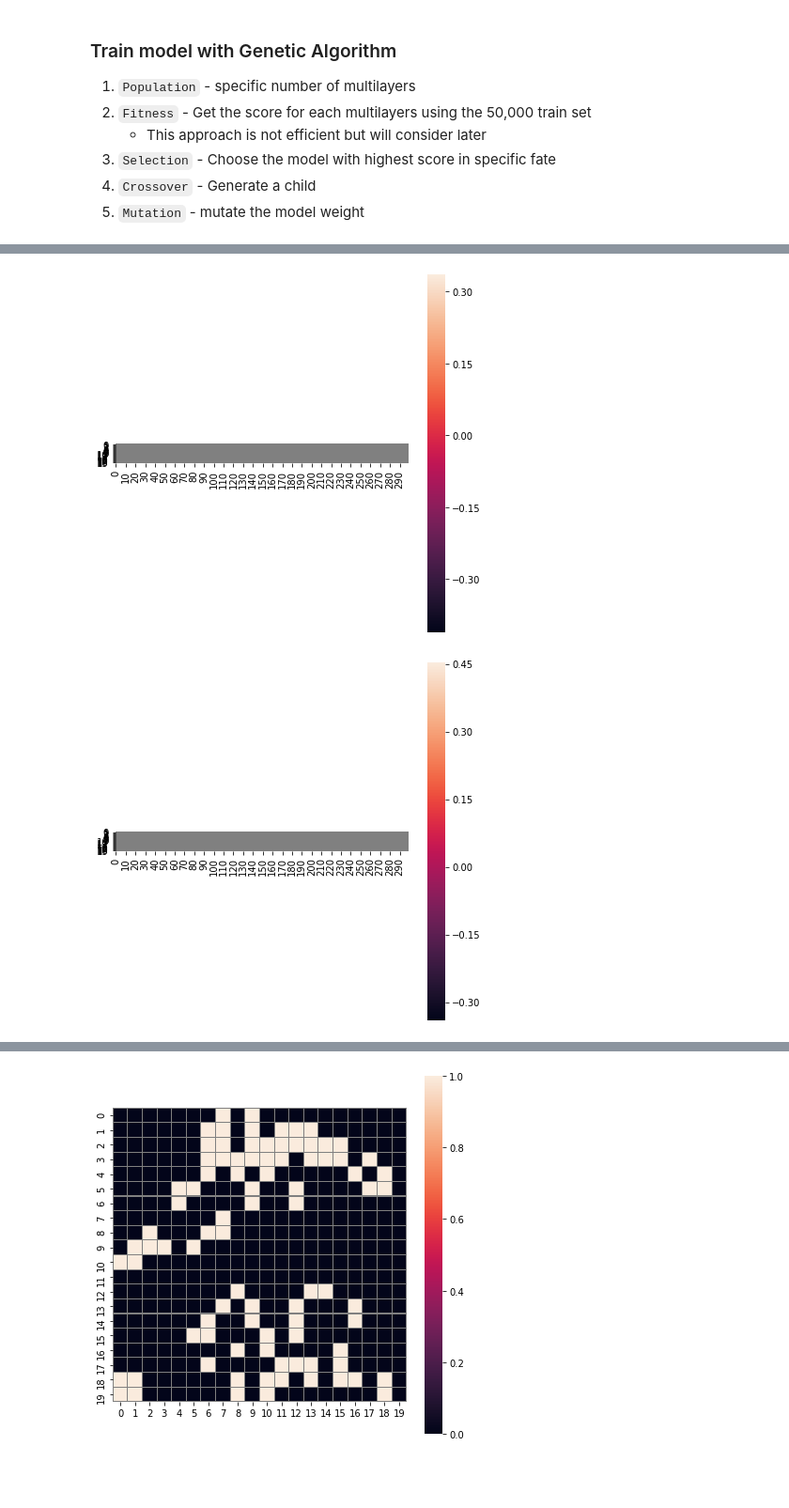
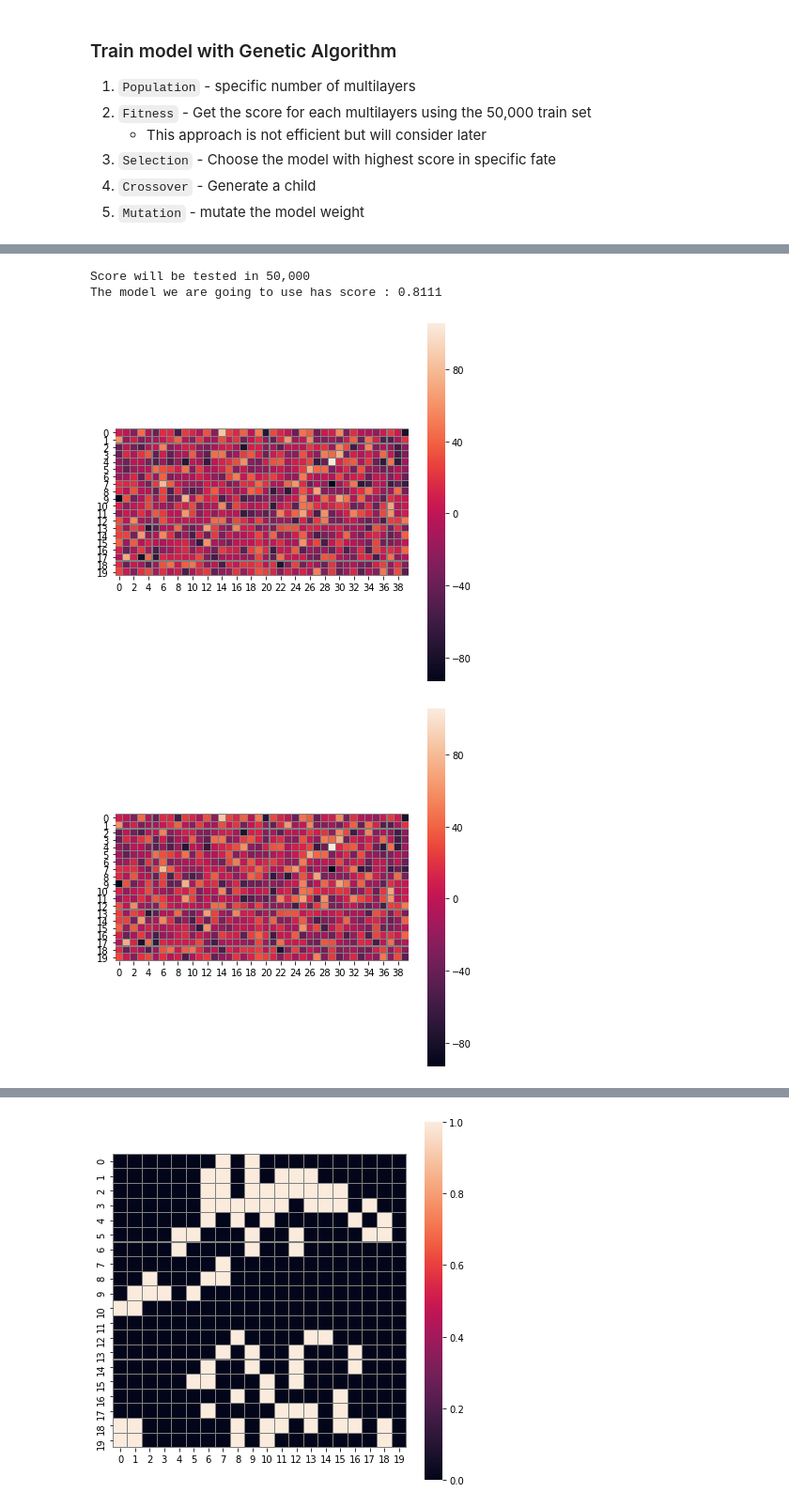
Before and after one commit to IllgamhoDuck/reverse-game-of-life, a Jupyter notebook: reverse_game_of_life.ipynb, the cells around one changed output, grey strips where cells are left out. Shown: that part at 94% size. Cells and saved outputs as stored; diff of their text form; code cells hidden in the pictures; blank space fills up the shorter version.

```diff
--- a/reverse_game_of_life.ipynb
+++ b/reverse_game_of_life.ipynb
@@ -962,2 +988,7 @@ Weight loaded from /content/drive/My Drive/42/reverse game of life/save/weight.p
+# %%
+g.best_model_score()
+# %% [output]
+Score will be tested in 50,000
+The model we are going to use has score : 0.8111
 # %%
 g.change_threshold(-0.5)
@@ -966,9 +995,7 @@ g.model_list[0].layer_list[0].bias.shape
 # %%
-print(g.model_list[0].layer_list[0].weight)
-print(g.model_list[0].layer_list[1].weight)
+# Check the weight!
+visualize_board(g.model_list[0].layer_list[0].weight)
+visualize_board(g.model_list[10].layer_list[0].weight)
+# %% [output]
+[figure, added]
+[figure, added]
-# %%
-visualize_board(g.model_list[0].layer_list[0].weight)
-visualize_board(g.model_list[1].layer_list[0].weight)
-# %% [output]
-[figure, removed]
-[figure, removed]
```
Also changed, not shown: parts of 26 cells of this notebook.
